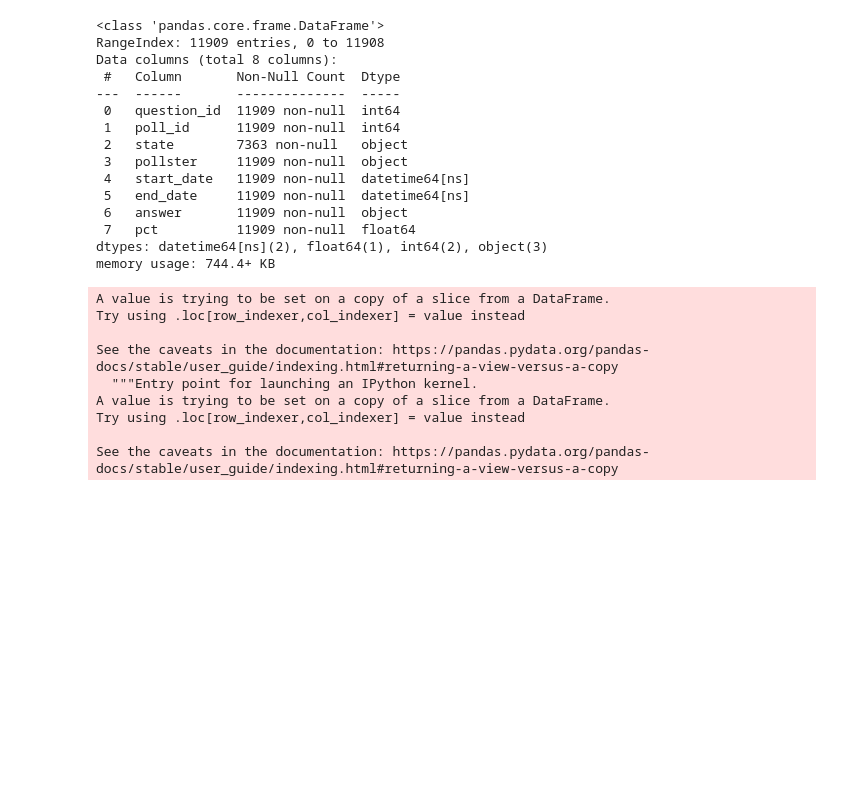
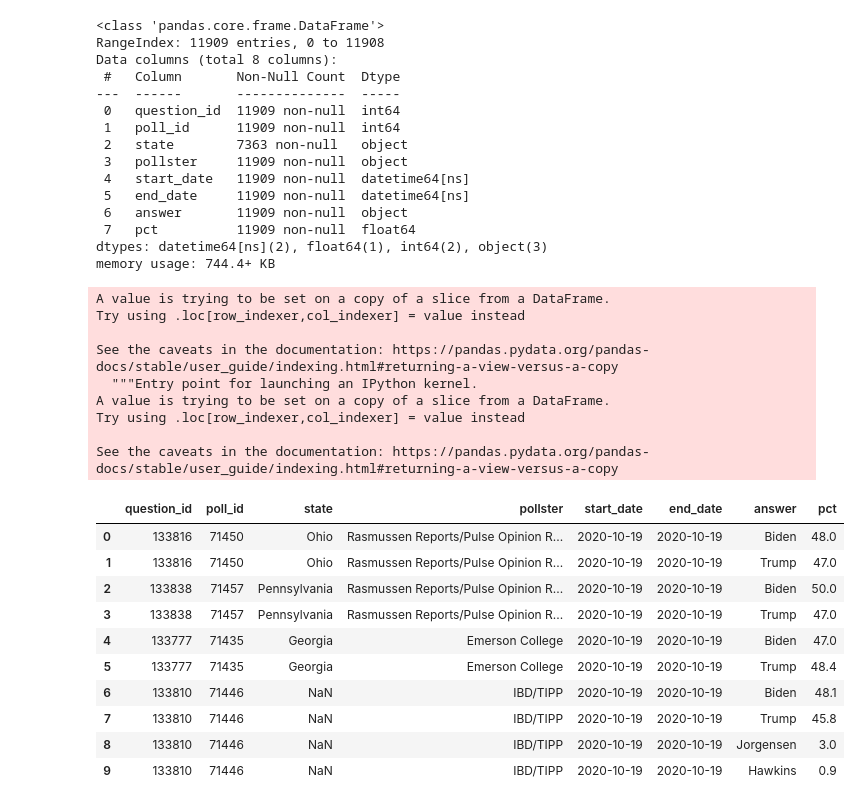
Before and after one commit to saima8/Data-Science-from-scratch, a Jupyter notebook: Case Studies/US 2020 Presidential Election Simulation.ipynb, the cells around one changed output. Cells and saved outputs as stored; diff of their text form; code cells hidden in the pictures; blank space fills up the shorter version.

```diff
--- a/Case Studies/US 2020 Presidential Election Simulation.ipynb
+++ b/Case Studies/US 2020 Presidential Election Simulation.ipynb
@@ -118,3 +118,17 @@ A value is trying to be set on a copy of a slice from a DataFrame.
 Try using .loc[row_indexer,col_indexer] = value instead
 
 See the caveats in the documentation: https://pandas.pydata.org/pandas-docs/stable/user_guide/indexing.html#returning-a-view-versus-a-copy
+# %%
+df.head(10)
+# %% [output]
+|  | question_id | poll_id | state | pollster | start_date | end_date | answer | pct |
+| 0 | 133816 | 71450 | Ohio | Rasmussen Reports/Pulse Opinion R... | 2020-10-19 | 2020-10-19 | Biden | 48.0 |
+| 1 | 133816 | 71450 | Ohio | Rasmussen Reports/Pulse Opinion R... | 2020-10-19 | 2020-10-19 | Trump | 47.0 |
+| 2 | 133838 | 71457 | Pennsylvania | Rasmussen Reports/Pulse Opinion R... | 2020-10-19 | 2020-10-19 | Biden | 50.0 |
+| 3 | 133838 | 71457 | Pennsylvania | Rasmussen Reports/Pulse Opinion R... | 2020-10-19 | 2020-10-19 | Trump | 47.0 |
+| 4 | 133777 | 71435 | Georgia | Emerson College | 2020-10-19 | 2020-10-19 | Biden | 47.0 |
+| 5 | 133777 | 71435 | Georgia | Emerson College | 2020-10-19 | 2020-10-19 | Trump | 48.4 |
+| 6 | 133810 | 71446 | NaN | IBD/TIPP | 2020-10-19 | 2020-10-19 | Biden | 48.1 |
+| 7 | 133810 | 71446 | NaN | IBD/TIPP | 2020-10-19 | 2020-10-19 | Trump | 45.8 |
+| 8 | 133810 | 71446 | NaN | IBD/TIPP | 2020-10-19 | 2020-10-19 | Jorgensen | 3.0 |
+| 9 | 133810 | 71446 | NaN | IBD/TIPP | 2020-10-19 | 2020-10-19 | Hawkins | 0.9 |
```
Also changed, not shown: parts of 9 cells of this notebook.
